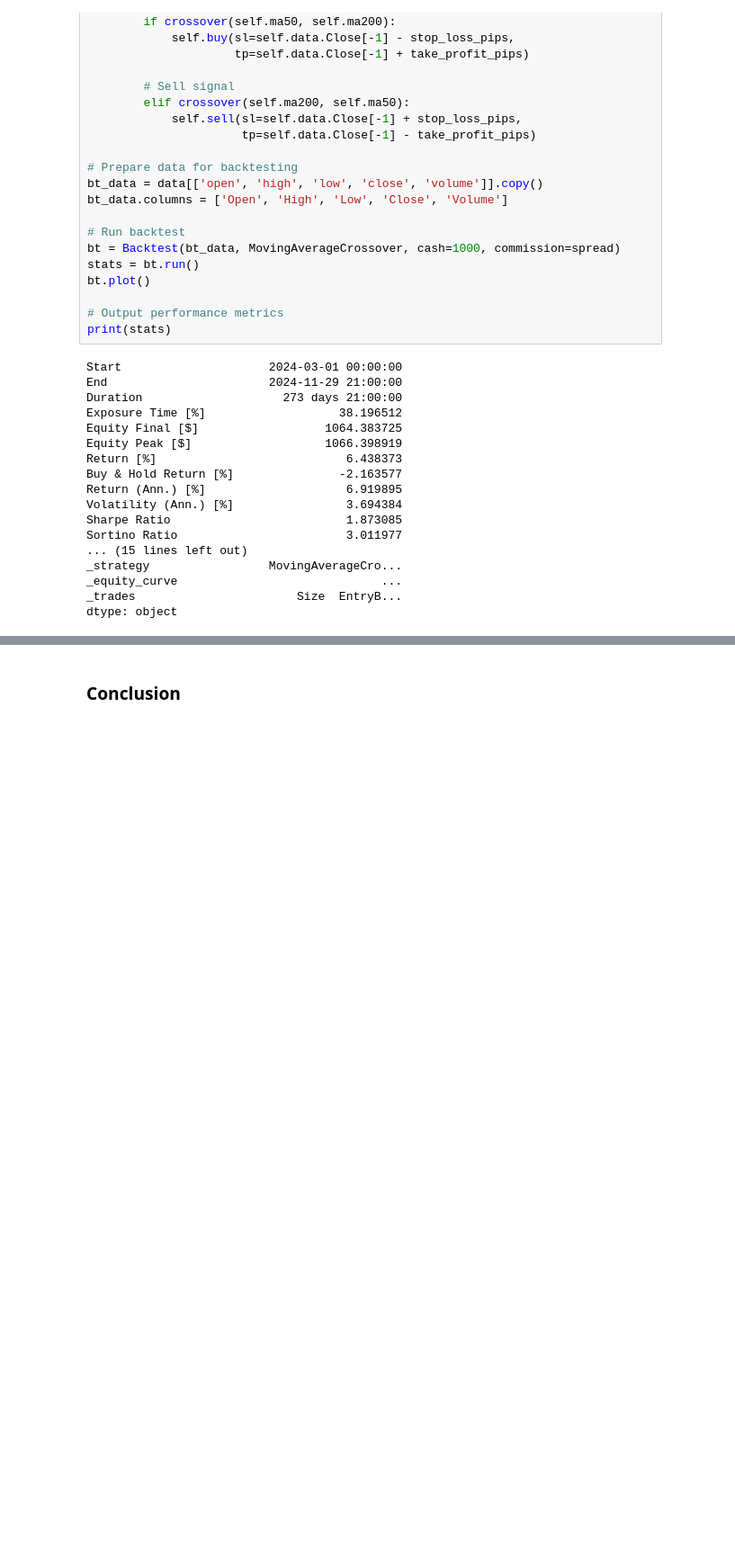
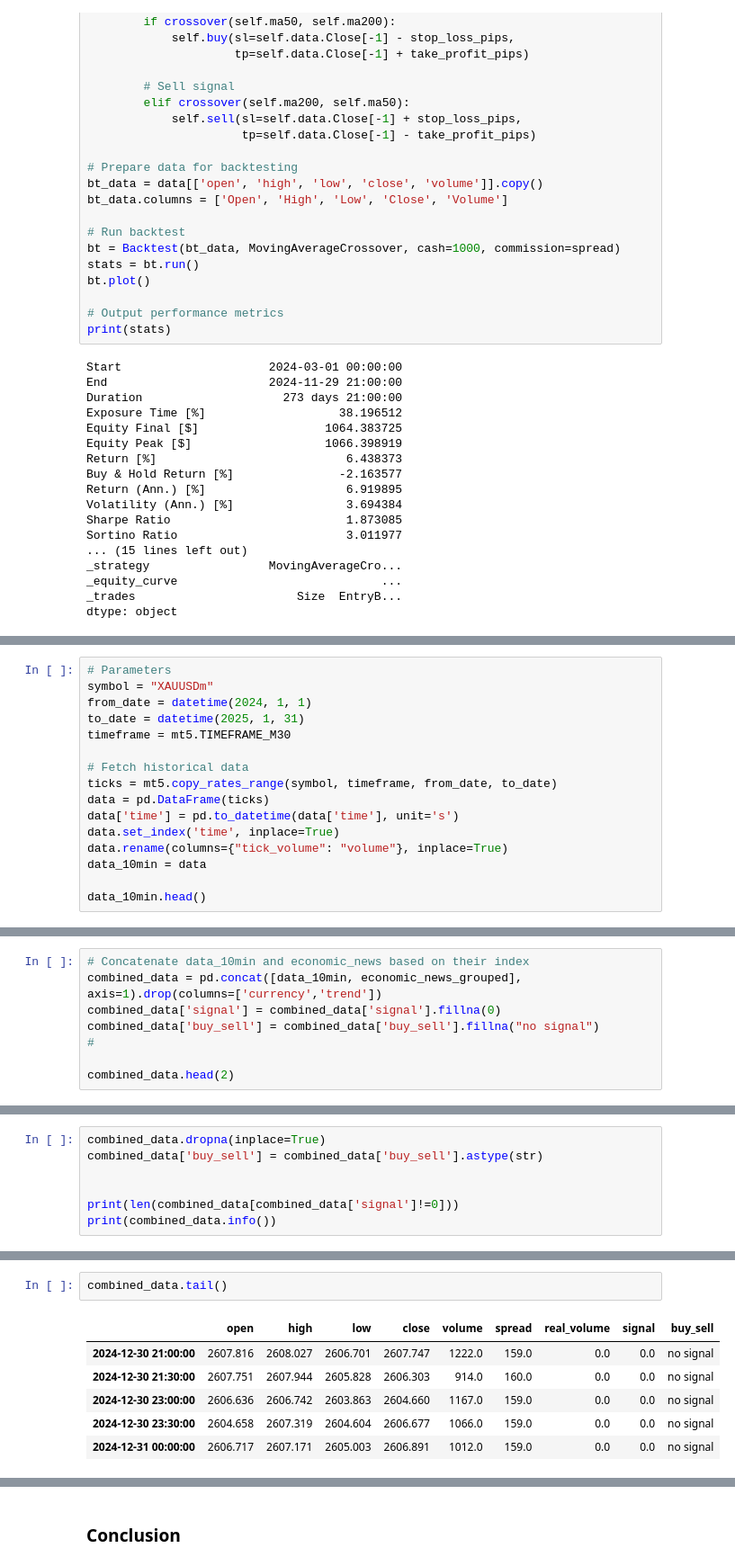
Before and after one commit to Kwamena-A-Yamoah/Forex_Trading_Bot_and_Analysis, a Jupyter notebook: backtest/using backtest lib/ma_eurusdm (bkt).ipynb, the cells around one changed output, grey strips where cells are left out. Shown at 90% size. Cells and saved outputs as stored; diff of their text form; blank space fills up the shorter version.

```diff
--- a/backtest/using backtest lib/ma_eurusdm (bkt).ipynb
+++ b/backtest/using backtest lib/ma_eurusdm (bkt).ipynb
@@ -343,0 +1440,16 @@ GridPlot(id='p3580', ...)
+# %%
+# Parameters
+symbol = "XAUUSDm"
+from_date = datetime(2024, 1, 1)
+to_date = datetime(2025, 1, 31)
+timeframe = mt5.TIMEFRAME_M30
+
+# Fetch historical data
+ticks = mt5.copy_rates_range(symbol, timeframe, from_date, to_date)
+data = pd.DataFrame(ticks)
+data['time'] = pd.to_datetime(data['time'], unit='s')
+data.set_index('time', inplace=True)
+data.rename(columns={"tick_volume": "volume"}, inplace=True)
+data_10min = data
+
+data_10min.head()
@@ -343,0 +1464,8 @@ GridPlot(id='p3580', ...)
+# %%
+# Concatenate data_10min and economic_news based on their index
+combined_data = pd.concat([data_10min, economic_news_grouped], axis=1).drop(columns=['currency','trend'])
+combined_data['signal'] = combined_data['signal'].fillna(0)
+combined_data['buy_sell'] = combined_data['buy_sell'].fillna("no signal")
+#
+
+combined_data.head(2)
@@ -343,0 +1482,7 @@ GridPlot(id='p3580', ...)
+# %%
+combined_data.dropna(inplace=True)
+combined_data['buy_sell'] = combined_data['buy_sell'].astype(str)
+
+
+print(len(combined_data[combined_data['signal']!=0]))
+print(combined_data.info())
@@ -343,0 +1754,9 @@ GridPlot(id='p3580', ...)
+# %%
+combined_data.tail()
+# %% [output]
+|  | open | high | low | close | volume | spread | real_volume | signal | buy_sell |
+| 2024-12-30 21:00:00 | 2607.816 | 2608.027 | 2606.701 | 2607.747 | 1222.0 | 159.0 | 0.0 | 0.0 | no signal |
+| 2024-12-30 21:30:00 | 2607.751 | 2607.944 | 2605.828 | 2606.303 | 914.0 | 160.0 | 0.0 | 0.0 | no signal |
+| 2024-12-30 23:00:00 | 2606.636 | 2606.742 | 2603.863 | 2604.660 | 1167.0 | 159.0 | 0.0 | 0.0 | no signal |
+| 2024-12-30 23:30:00 | 2604.658 | 2607.319 | 2604.604 | 2606.677 | 1066.0 | 159.0 | 0.0 | 0.0 | no signal |
+| 2024-12-31 00:00:00 | 2606.717 | 2607.171 | 2605.003 | 2606.891 | 1012.0 | 159.0 | 0.0 | 0.0 | no signal |
```
Also changed, not shown: parts of 54 cells of this notebook, 6 other files.
